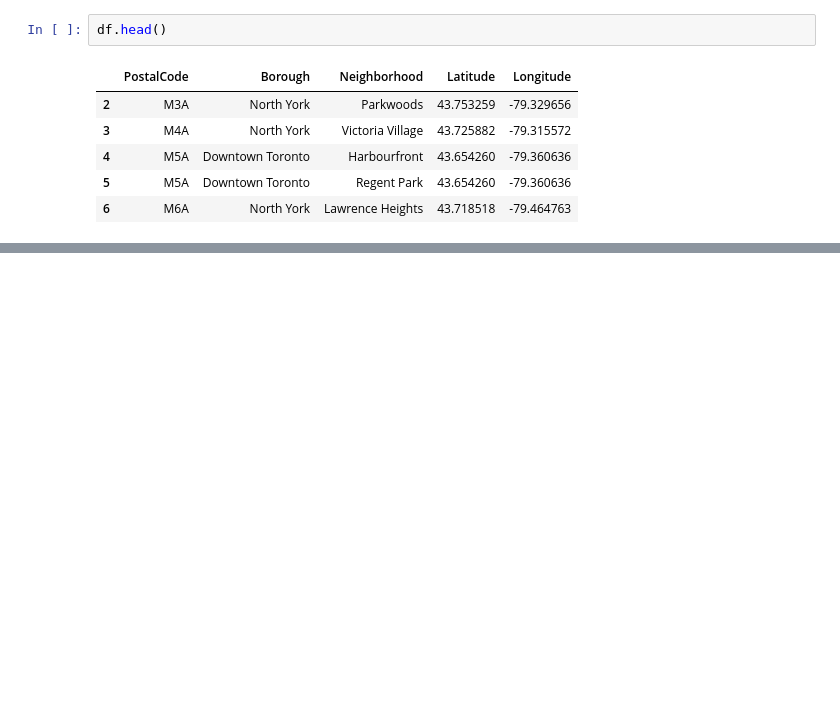
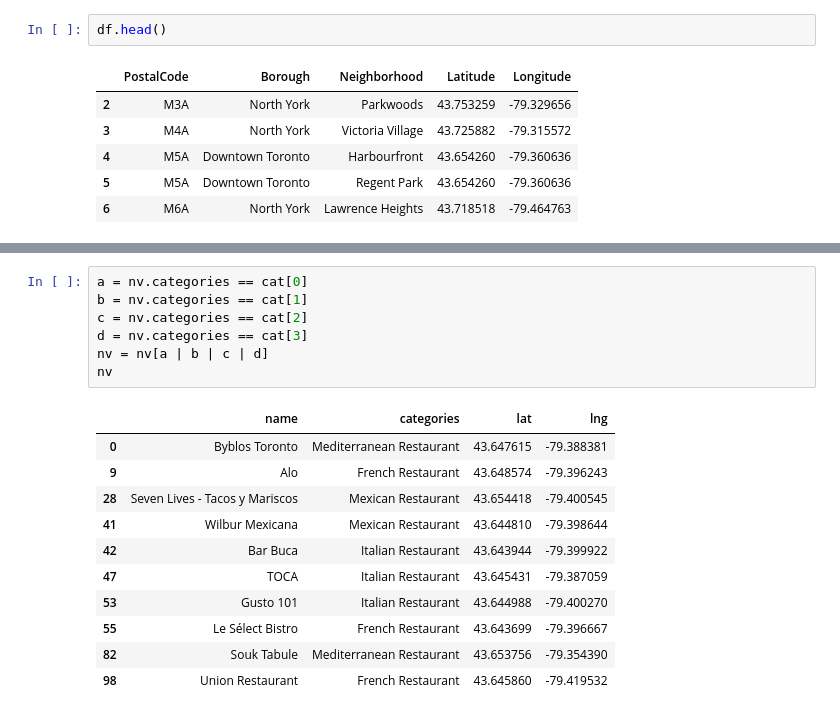
Before and after one commit to uuriter/capstone, a Jupyter notebook: Capstone.ipynb, the cells around one changed output, grey strips where cells are left out. Drawn from its saved outputs; the diff is of its cells as text; blank space fills up the shorter version.

```diff
--- a/Capstone.ipynb
+++ b/Capstone.ipynb
@@ -139,0 +246,19 @@ df.head()
+# %%
+a = nv.categories == cat[0]
+b = nv.categories == cat[1]
+c = nv.categories == cat[2]
+d = nv.categories == cat[3]
+nv = nv[a | b | c | d]
+nv
+# %% [output]
+|  | name | categories | lat | lng |
+| 0 | Byblos Toronto | Mediterranean Restaurant | 43.647615 | -79.388381 |
+| 9 | Alo | French Restaurant | 43.648574 | -79.396243 |
+| 28 | Seven Lives - Tacos y Mariscos | Mexican Restaurant | 43.654418 | -79.400545 |
+| 41 | Wilbur Mexicana | Mexican Restaurant | 43.644810 | -79.398644 |
+| 42 | Bar Buca | Italian Restaurant | 43.643944 | -79.399922 |
+| 47 | TOCA | Italian Restaurant | 43.645431 | -79.387059 |
+| 53 | Gusto 101 | Italian Restaurant | 43.644988 | -79.400270 |
+| 55 | Le Sélect Bistro | French Restaurant | 43.643699 | -79.396667 |
+| 82 | Souk Tabule | Mediterranean Restaurant | 43.653756 | -79.354390 |
+| 98 | Union Restaurant | French Restaurant | 43.645860 | -79.419532 |
```
Also changed, not shown: parts of 16 cells of this notebook.
